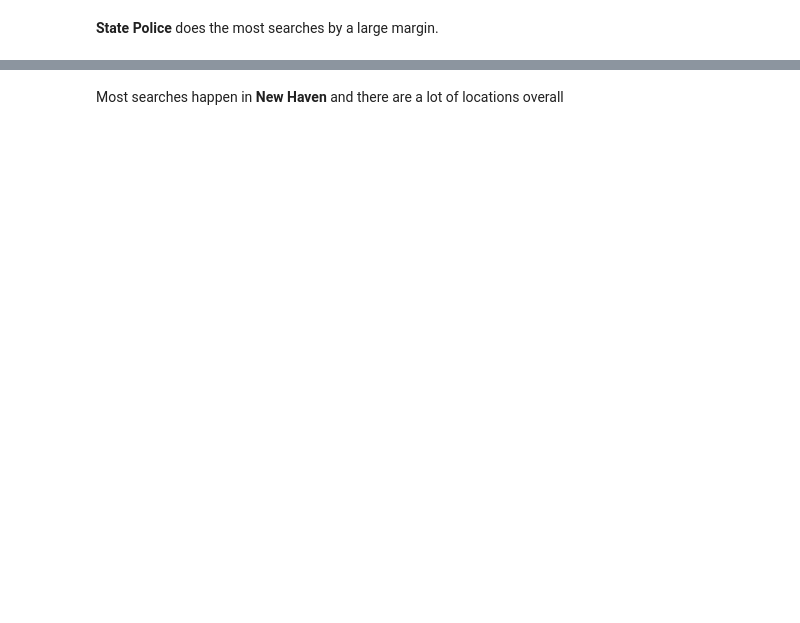
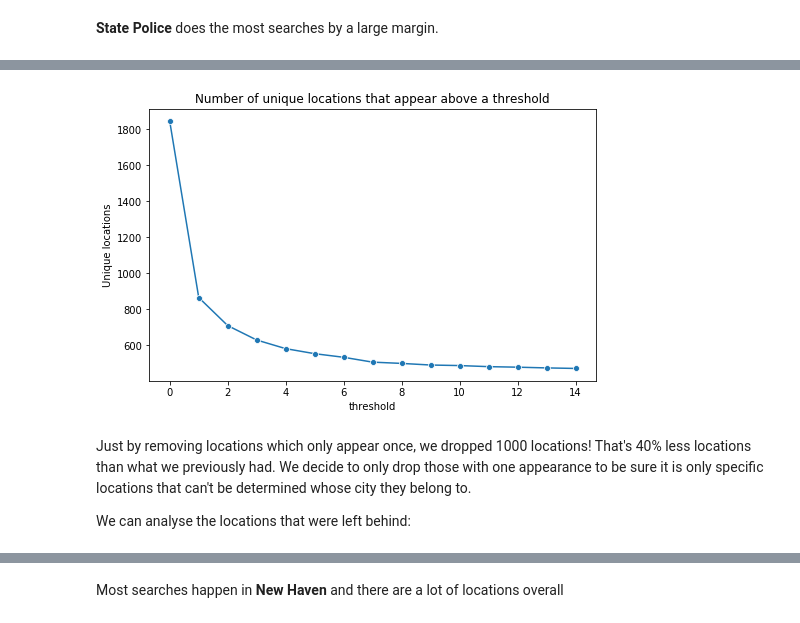
Before and after one commit to snovaisg/Capstone, a Jupyter notebook: EDA.ipynb, the cells around one changed output, grey strips where cells are left out. Cells and saved outputs as stored; diff of their text form; code cells hidden in the pictures; blank space fills up the shorter version.

Commit message:
Exploratory Data Analysis Done

```diff
--- a/EDA.ipynb
+++ b/EDA.ipynb
@@ -30,0 +31,3 @@ df = load_dataset()
+# %%
+%%time
+df = load_dataset(time_to_datetime=True)
@@ -31,3 +37,5 @@ df = load_dataset()
+# %%
+df = clean_dataset(df)
 # %%
 display(df.head(3))
 display(df.shape)
@@ -111,0 +136,30 @@ Some departments have a really low number of searches. These departments will be
+# %%
+def separate_locations_above_threshold(df: pd.DataFrame, threshold: int) -> list:
+    """
+    Returns two lists. The first one with the locations whose appearance in df are below the threshold,
+    and the second one with the rest of the locations
+    """
+    locations_freq_df = df.InterventionLocationName.value_counts().to_frame().reset_index().rename(columns={'index':'location','InterventionLocationName':'value'})
+    locations_above_threshold = locations_freq_df.loc[locations_freq_df.value > threshold, 'location'].values.tolist()
+    locations_below_threshold = locations_freq_df.loc[locations_freq_df.value <= threshold, 'location'].values.tolist()
+    return (locations_below_threshold, locations_above_threshold)
+
+threshold_list = list(range(0,15))
+n_locations_list = []
+for thrs in threshold_list:
+    locations = separate_locations_above_threshold(df,thrs)[1]
+    n_locations = len(locations)
+    n_locations_list.append(n_locations)
+
+plt.figure(figsize=(8,5))
+sns.lineplot(x=threshold_list,y=n_locations_list,marker='o')
+plt.title('Number of unique locations that appear above a threshold')
+plt.xlabel('threshold')
+plt.ylabel('Unique locations')
+plt.savefig(os.path.join('media','LocationsRemainingAfterFilteringByFrequency.png'))
+# %% [output]
+[figure, added]
+# %% [markdown]
+Just by removing locations which only appear once, we dropped 1000 locations! That's 40% less locations than what we previously had. We decide to only drop those with one appearance to be sure it is only specific locations that can't be determined whose city they belong to.
+
+We can analyse the locations that were left behind:
```
Also changed, not shown: parts of 55 cells of this notebook, 5 other files.
